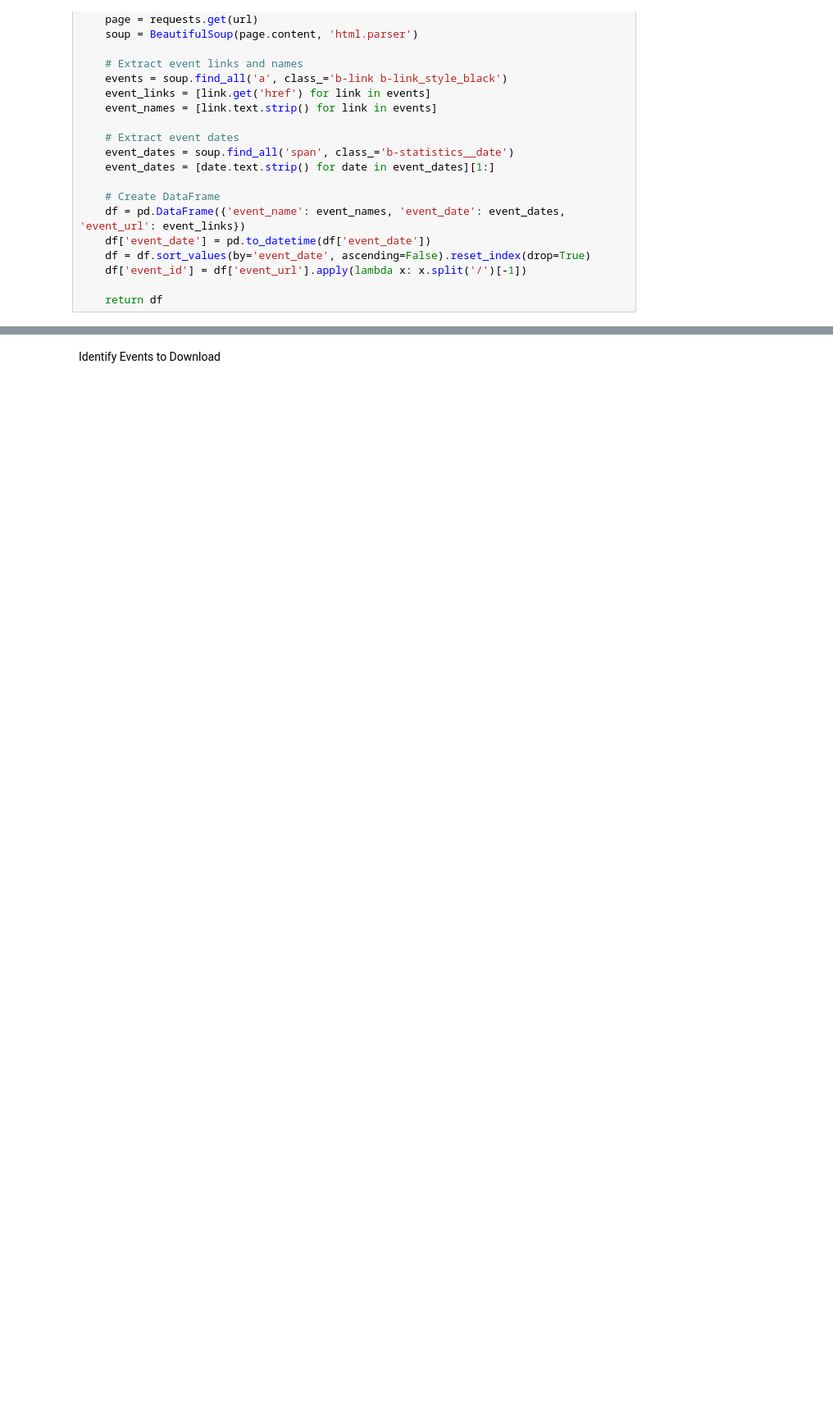
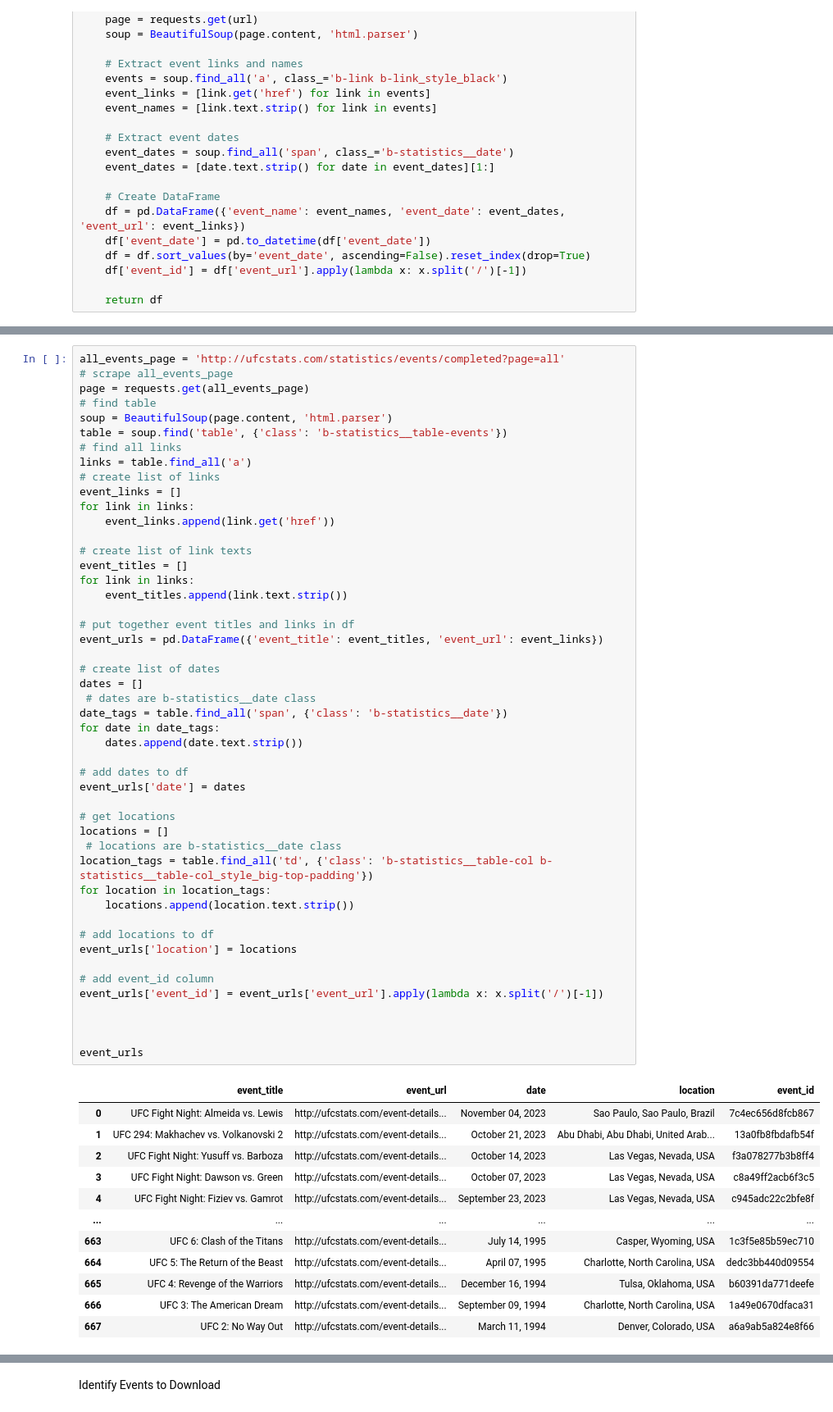
Before and after one commit to tmcroyce/UFC_Prediction_V2.1, a Jupyter notebook: V2_Newer_Notebooks/1. Scraping BestFightOdds.ipynb, the cells around one changed output, grey strips where cells are left out. Shown at 82% size. Drawn from its saved outputs; the diff is of its cells as text; blank space fills up the shorter version.

```diff
--- a/V2_Newer_Notebooks/1. Scraping BestFightOdds.ipynb
+++ b/V2_Newer_Notebooks/1. Scraping BestFightOdds.ipynb
@@ -150,0 +183,61 @@ new_events
+# %%
+all_events_page = 'http://ufcstats.com/statistics/events/completed?page=all'
+# scrape all_events_page
+page = requests.get(all_events_page)
+# find table
+soup = BeautifulSoup(page.content, 'html.parser')
+table = soup.find('table', {'class': 'b-statistics__table-events'})
+# find all links
+links = table.find_all('a')
+# create list of links
+event_links = []
+for link in links:
+    event_links.append(link.get('href'))
+
+# create list of link texts
+event_titles = []
+for link in links:
+    event_titles.append(link.text.strip())
+
+# put together event titles and links in df
+event_urls = pd.DataFrame({'event_title': event_titles, 'event_url': event_links})
+
+# create list of dates
+dates = []
+ # dates are b-statistics__date class
+date_tags = table.find_all('span', {'class': 'b-statistics__date'})
+for date in date_tags:
+    dates.append(date.text.strip())
+
+# add dates to df
+event_urls['date'] = dates
+
+# get locations
+locations = []
+ # locations are b-statistics__date class
+location_tags = table.find_all('td', {'class': 'b-statistics__table-col b-statistics__table-col_style_big-top-padding'})
+for location in location_tags:
+    locations.append(location.text.strip())
+
+# add locations to df
+event_urls['location'] = locations
+
+# add event_id column
+event_urls['event_id'] = event_urls['event_url'].apply(lambda x: x.split('/')[-1])
+
+
+
+event_urls
+# %% [output]
+|  | event_title | event_url | date | location | event_id |
+| 0 | UFC Fight Night: Almeida vs. Lewis | http://ufcstats.com/event-details... | November 04, 2023 | Sao Paulo, Sao Paulo, Brazil | 7c4ec656d8fcb867 |
+| 1 | UFC 294: Makhachev vs. Volkanovski 2 | http://ufcstats.com/event-details... | October 21, 2023 | Abu Dhabi, Abu Dhabi, United Arab... | 13a0fb8fbdafb54f |
+| 2 | UFC Fight Night: Yusuff vs. Barboza | http://ufcstats.com/event-details... | October 14, 2023 | Las Vegas, Nevada, USA | f3a078277b3b8ff4 |
+| 3 | UFC Fight Night: Dawson vs. Green | http://ufcstats.com/event-details... | October 07, 2023 | Las Vegas, Nevada, USA | c8a49ff2acb6f3c5 |
+| 4 | UFC Fight Night: Fiziev vs. Gamrot | http://ufcstats.com/event-details... | September 23, 2023 | Las Vegas, Nevada, USA | c945adc22c2bfe8f |
+| ... | ... | ... | ... | ... | ... |
+| 663 | UFC 6: Clash of the Titans | http://ufcstats.com/event-details... | July 14, 1995 | Casper, Wyoming, USA | 1c3f5e85b59ec710 |
+| 664 | UFC 5: The Return of the Beast | http://ufcstats.com/event-details... | April 07, 1995 | Charlotte, North Carolina, USA | dedc3bb440d09554 |
+| 665 | UFC 4: Revenge of the Warriors | http://ufcstats.com/event-details... | December 16, 1994 | Tulsa, Oklahoma, USA | b60391da771deefe |
+| 666 | UFC 3: The American Dream | http://ufcstats.com/event-details... | September 09, 1994 | Charlotte, North Carolina, USA | 1a49e0670dfaca31 |
+| 667 | UFC 2: No Way Out | http://ufcstats.com/event-details... | March 11, 1994 | Denver, Colorado, USA | a6a9ab5a824e8f66 |
```
Also changed, not shown: parts of 44 cells of this notebook, 2 other files.
